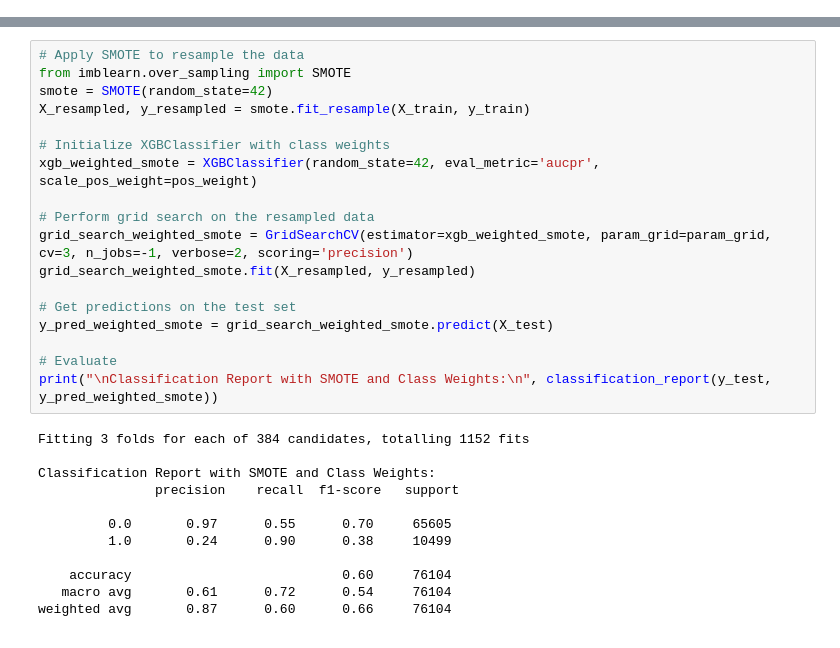
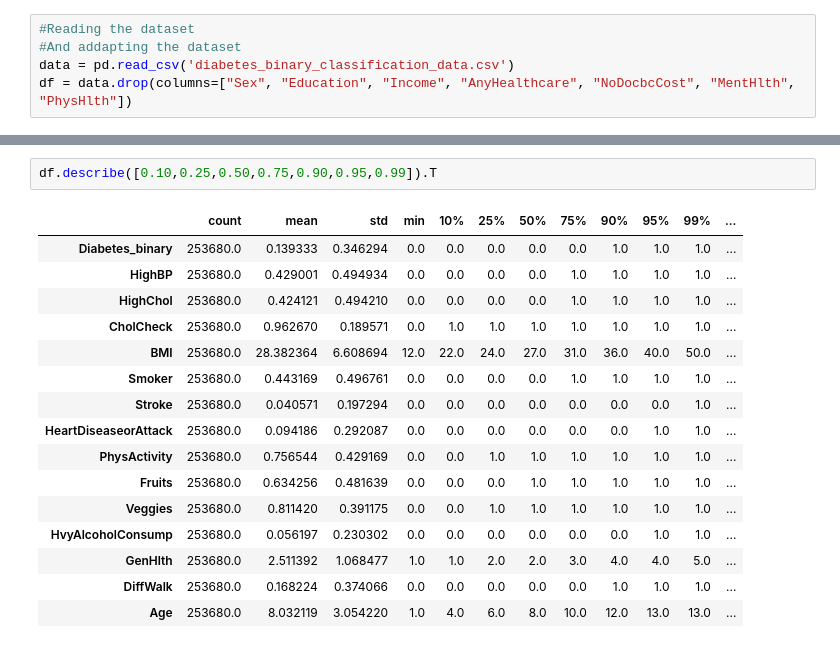
Before and after one commit to JanNordskog/Assignment2DiabetesClassification-, a Jupyter notebook: main.ipynb, the cells around one changed output, grey strips where cells are left out. Cells and saved outputs as stored; diff of their text form.

```diff
--- a/main.ipynb
+++ b/main.ipynb
@@ -25,0 +22,5 @@ filtered_data.head()
+# %%
+#Reading the dataset
+#And addapting the dataset
+data = pd.read_csv('diabetes_binary_classification_data.csv')
+df = data.drop(columns=["Sex", "Education", "Income", "AnyHealthcare", "NoDocbcCost", "MentHlth", "PhysHlth"])
@@ -152,33 +61,22 @@ filtered_data['BMI_Age'] = filtered_data['BMI'] * filtered_data['Age']
-# %%
-# Apply SMOTE to resample the data
-from imblearn.over_sampling import SMOTE
-smote = SMOTE(random_state=42)
-X_resampled, y_resampled = smote.fit_resample(X_train, y_train)
-
-# Initialize XGBClassifier with class weights
-xgb_weighted_smote = XGBClassifier(random_state=42, eval_metric='aucpr', scale_pos_weight=pos_weight)
-
-# Perform grid search on the resampled data
-grid_search_weighted_smote = GridSearchCV(estimator=xgb_weighted_smote, param_grid=param_grid, cv=3, n_jobs=-1, verbose=2, scoring='precision')
-grid_search_weighted_smote.fit(X_resampled, y_resampled)
-
-# Get predictions on the test set
-y_pred_weighted_smote = grid_search_weighted_smote.predict(X_test)
-
-# Evaluate
-print("\nClassification Report with SMOTE and Class Weights:\n", classification_report(y_test, y_pred_weighted_smote))
-# %% [output]
-Fitting 3 folds for each of 384 candidates, totalling 1152 fits
-
-Classification Report with SMOTE and Class Weights:
-               precision    recall  f1-score   support
-
-         0.0       0.97      0.55      0.70     65605
-         1.0       0.24      0.90      0.38     10499
-
-    accuracy                           0.60     76104
-   macro avg       0.61      0.72      0.54     76104
-weighted avg       0.87      0.60      0.66     76104
+# %%
+df.describe([0.10,0.25,0.50,0.75,0.90,0.95,0.99]).T
+# %% [output]
+|  | count | mean | std | min | 10% | 25% | 50% | 75% | 90% | 95% | 99% | ... |
+| Diabetes_binary | 253680.0 | 0.139333 | 0.346294 | 0.0 | 0.0 | 0.0 | 0.0 | 0.0 | 1.0 | 1.0 | 1.0 | ... |
+| HighBP | 253680.0 | 0.429001 | 0.494934 | 0.0 | 0.0 | 0.0 | 0.0 | 1.0 | 1.0 | 1.0 | 1.0 | ... |
+| HighChol | 253680.0 | 0.424121 | 0.494210 | 0.0 | 0.0 | 0.0 | 0.0 | 1.0 | 1.0 | 1.0 | 1.0 | ... |
+| CholCheck | 253680.0 | 0.962670 | 0.189571 | 0.0 | 1.0 | 1.0 | 1.0 | 1.0 | 1.0 | 1.0 | 1.0 | ... |
+| BMI | 253680.0 | 28.382364 | 6.608694 | 12.0 | 22.0 | 24.0 | 27.0 | 31.0 | 36.0 | 40.0 | 50.0 | ... |
+| Smoker | 253680.0 | 0.443169 | 0.496761 | 0.0 | 0.0 | 0.0 | 0.0 | 1.0 | 1.0 | 1.0 | 1.0 | ... |
+| Stroke | 253680.0 | 0.040571 | 0.197294 | 0.0 | 0.0 | 0.0 | 0.0 | 0.0 | 0.0 | 0.0 | 1.0 | ... |
+| HeartDiseaseorAttack | 253680.0 | 0.094186 | 0.292087 | 0.0 | 0.0 | 0.0 | 0.0 | 0.0 | 0.0 | 1.0 | 1.0 | ... |
+| PhysActivity | 253680.0 | 0.756544 | 0.429169 | 0.0 | 0.0 | 1.0 | 1.0 | 1.0 | 1.0 | 1.0 | 1.0 | ... |
+| Fruits | 253680.0 | 0.634256 | 0.481639 | 0.0 | 0.0 | 0.0 | 1.0 | 1.0 | 1.0 | 1.0 | 1.0 | ... |
+| Veggies | 253680.0 | 0.811420 | 0.391175 | 0.0 | 0.0 | 1.0 | 1.0 | 1.0 | 1.0 | 1.0 | 1.0 | ... |
+| HvyAlcoholConsump | 253680.0 | 0.056197 | 0.230302 | 0.0 | 0.0 | 0.0 | 0.0 | 0.0 | 0.0 | 1.0 | 1.0 | ... |
+| GenHlth | 253680.0 | 2.511392 | 1.068477 | 1.0 | 1.0 | 2.0 | 2.0 | 3.0 | 4.0 | 4.0 | 5.0 | ... |
+| DiffWalk | 253680.0 | 0.168224 | 0.374066 | 0.0 | 0.0 | 0.0 | 0.0 | 0.0 | 1.0 | 1.0 | 1.0 | ... |
+| Age | 253680.0 | 8.032119 | 3.054220 | 1.0 | 4.0 | 6.0 | 8.0 | 10.0 | 12.0 | 13.0 | 13.0 | ... |
 # %%
 #this balnces the dataset
 import pandas as pd
```
Also changed, not shown: parts of 20 cells of this notebook, 6 other files.
